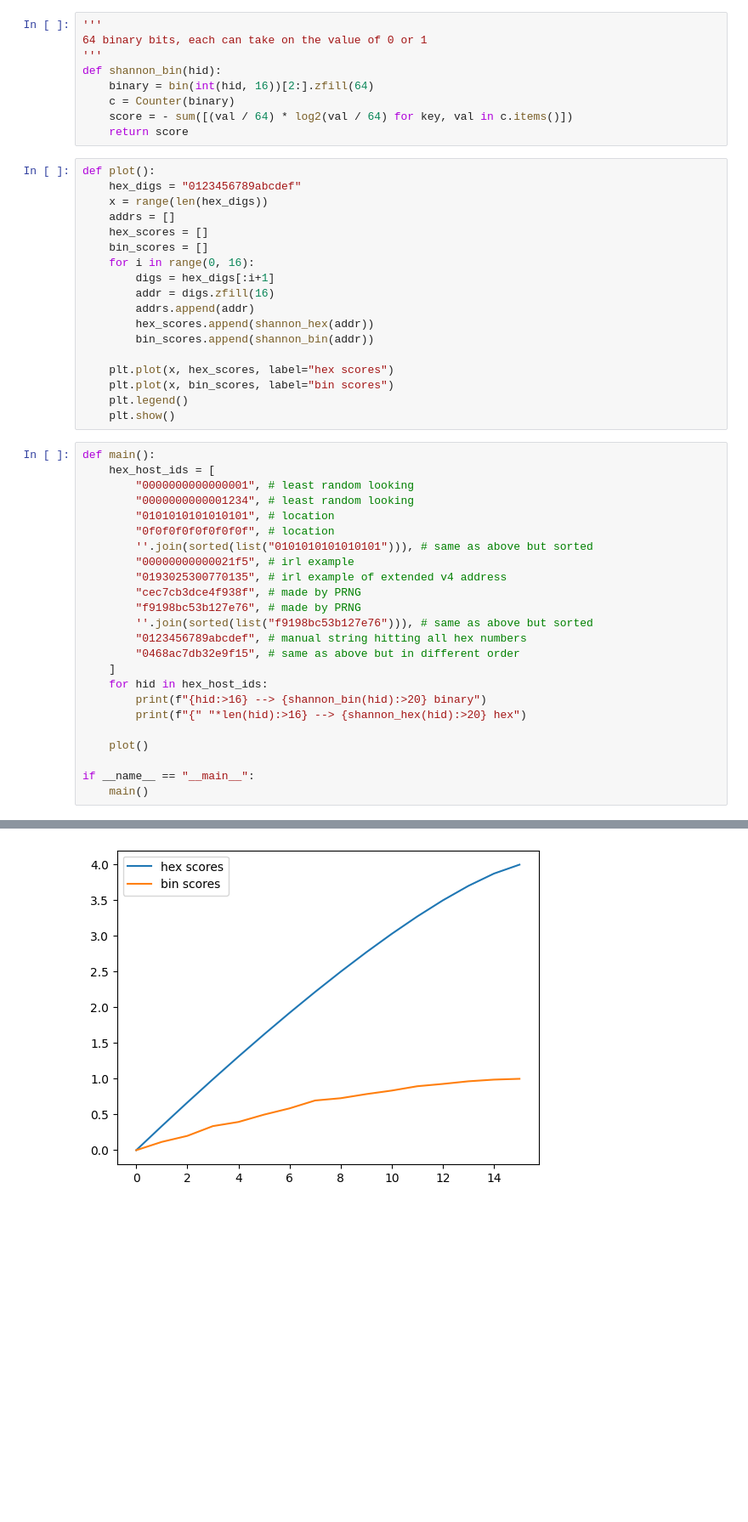
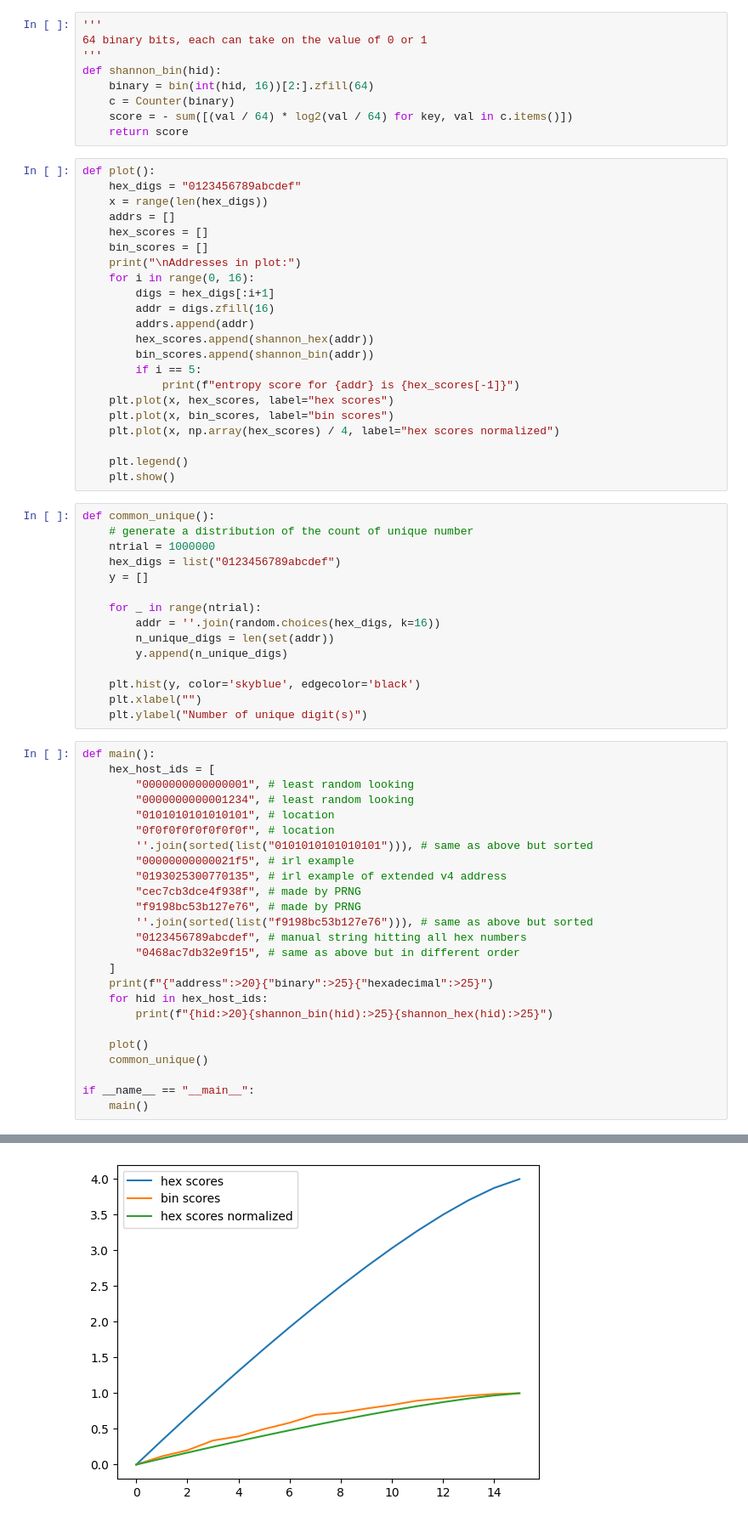
Before and after one commit to luyuanfan/ipv6scan, a Jupyter notebook: playground/entropy.ipynb, the cells around one changed output, grey strips where cells are left out. Shown at 85% size. Drawn from its saved outputs; the diff is of its cells as text; blank space fills up the shorter version.

Commit message:
plot n_unique_digits for prng numbers: cut-off can be 1.5 hex score

```diff
--- a/playground/entropy.ipynb
+++ b/playground/entropy.ipynb
@@ -28,17 +29,36 @@ def plot():
     addrs = []
     hex_scores = []
     bin_scores = []
+    print("\nAddresses in plot:")
     for i in range(0, 16):
         digs = hex_digs[:i+1]
         addr = digs.zfill(16)
         addrs.append(addr)
         hex_scores.append(shannon_hex(addr))
         bin_scores.append(shannon_bin(addr))
-
+        if i == 5:
+            print(f"entropy score for {addr} is {hex_scores[-1]}")
     plt.plot(x, hex_scores, label="hex scores")
     plt.plot(x, bin_scores, label="bin scores")
+    plt.plot(x, np.array(hex_scores) / 4, label="hex scores normalized")
+
     plt.legend()
     plt.show()
+# %%
+def common_unique():
+    # generate a distribution of the count of unique number
+    ntrial = 1000000
+    hex_digs = list("0123456789abcdef")
+    y = []
+
+    for _ in range(ntrial):
+        addr = ''.join(random.choices(hex_digs, k=16))
+        n_unique_digs = len(set(addr))
+        y.append(n_unique_digs)
+
+    plt.hist(y, color='skyblue', edgecolor='black')
+    plt.xlabel("")
+    plt.ylabel("Number of unique digit(s)")
 # %%
 def main():
     hex_host_ids = [
@@ -55,11 +75,12 @@ def main():
         "0123456789abcdef", # manual string hitting all hex numbers
         "0468ac7db32e9f15", # same as above but in different order
     ]
+    print(f"{"address":>20}{"binary":>25}{"hexadecimal":>25}")
     for hid in hex_host_ids:
-        print(f"{hid:>16} --> {shannon_bin(hid):>20} binary")
-        print(f"{" "*len(hid):>16} --> {shannon_hex(hid):>20} hex")
+        print(f"{hid:>20}{shannon_bin(hid):>25}{shannon_hex(hid):>25}")
 
     plot()
+    common_unique()
 
 if __name__ == "__main__":
     main()
@@ -84 +104 @@ if __name__ == "__main__":
-[figure, old version]
+[figure, new version]
```
Also changed, not shown: parts of 2 cells of this notebook.
